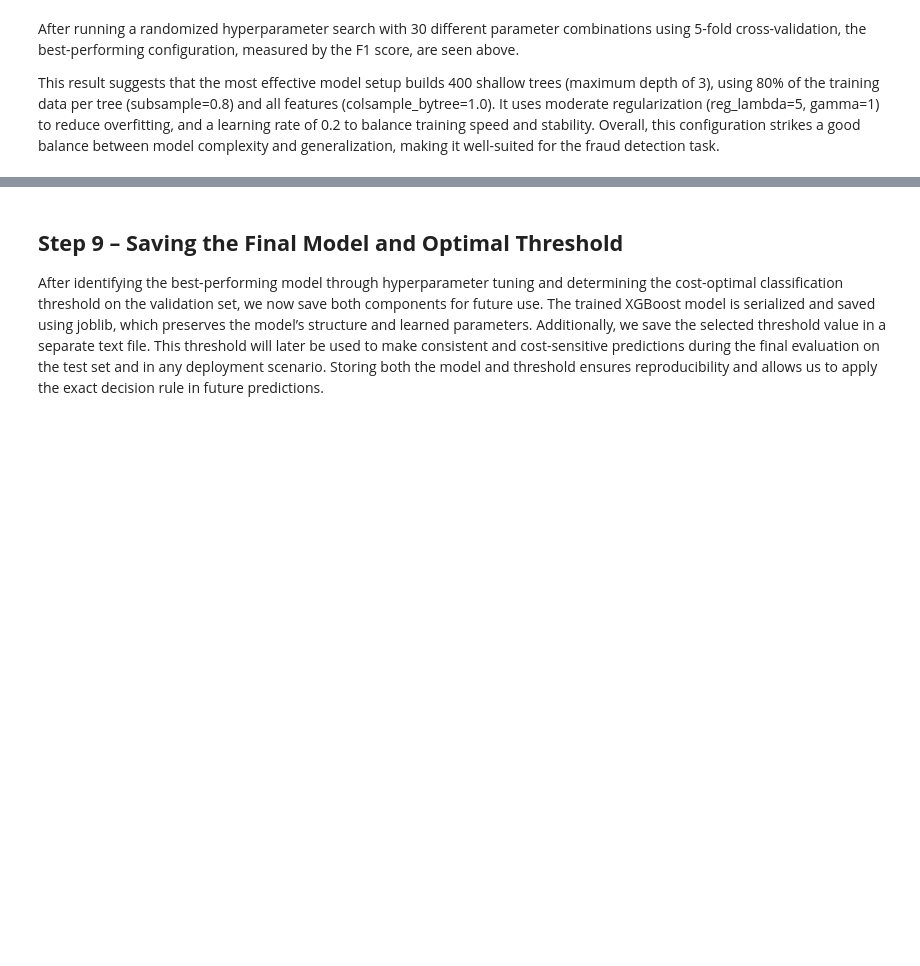
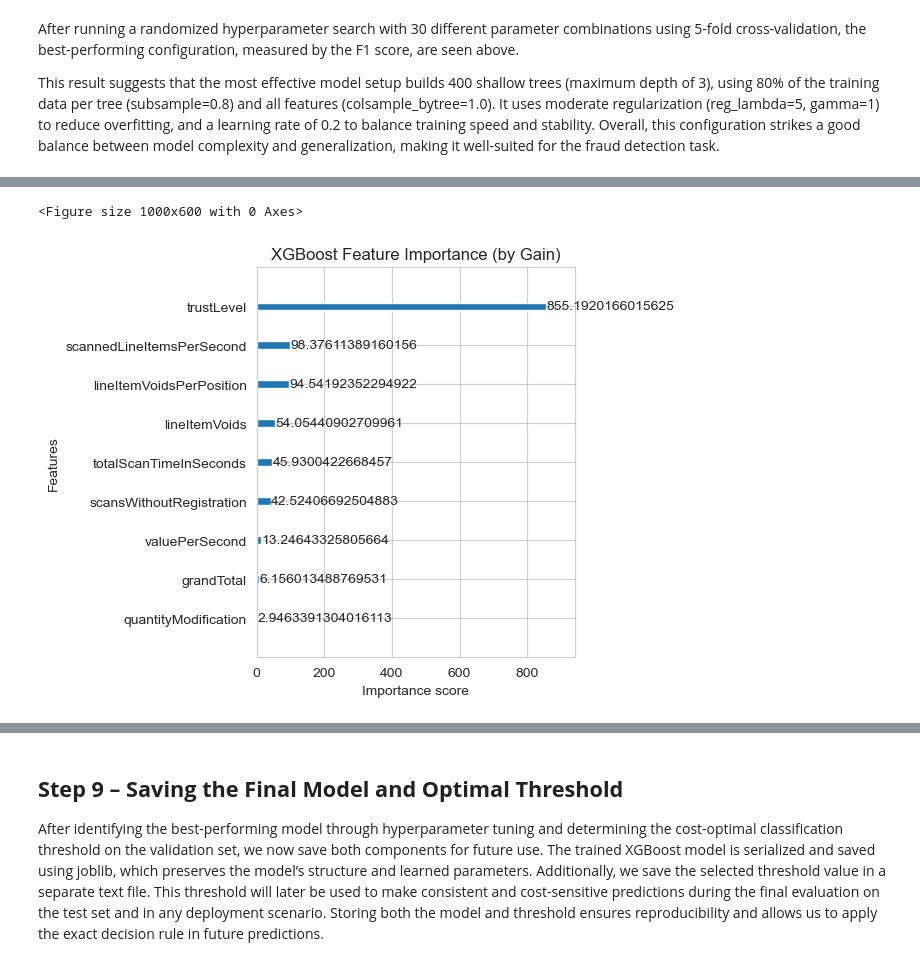
Before and after one commit to ryan1480/Analytics_Project, a Jupyter notebook: Code/XGBoost.ipynb, the cells around one changed output, grey strips where cells are left out. Cells and saved outputs as stored; diff of their text form; code cells hidden in the pictures; blank space fills up the shorter version.

```diff
--- a/Code/XGBoost.ipynb
+++ b/Code/XGBoost.ipynb
@@ -277,3 +260,16 @@ This result suggests that the most effective model setup builds 400 shallow tree
+# %%
+from xgboost import plot_importance
+import matplotlib.pyplot as plt
+
+# Plot feature importance of the tuned and refitted model
+plt.figure(figsize=(10, 6))
+plot_importance(best_model, importance_type='gain', max_num_features=9)
+plt.title("XGBoost Feature Importance (by Gain)")
+plt.tight_layout()
+plt.show()
+# %% [output]
+<Figure size 1000x600 with 0 Axes>
+[figure, new version]
 # %% [markdown]
 ## **Step 8 – Threshold Tuning on the Validation Set** ##
 
```
Also changed, not shown: parts of 10 cells of this notebook.
